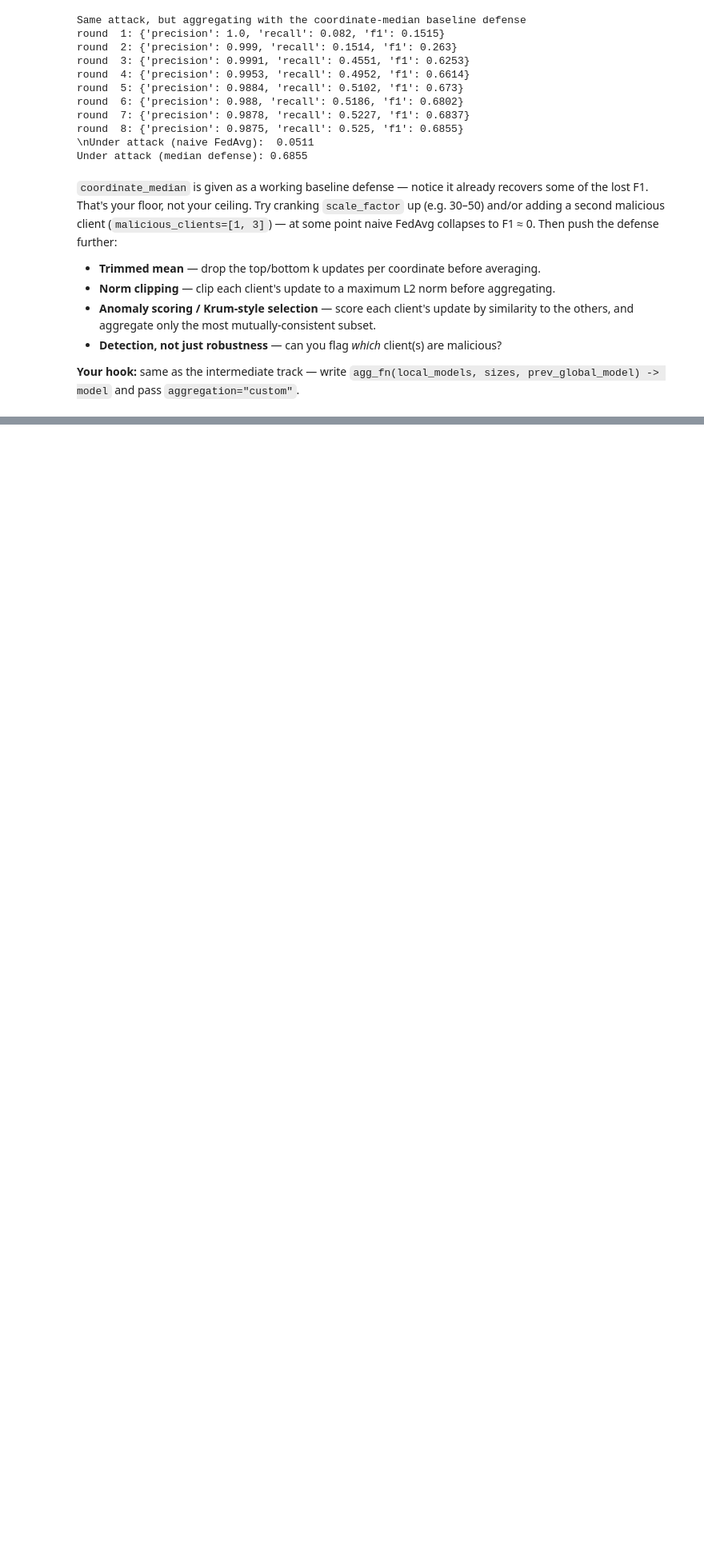
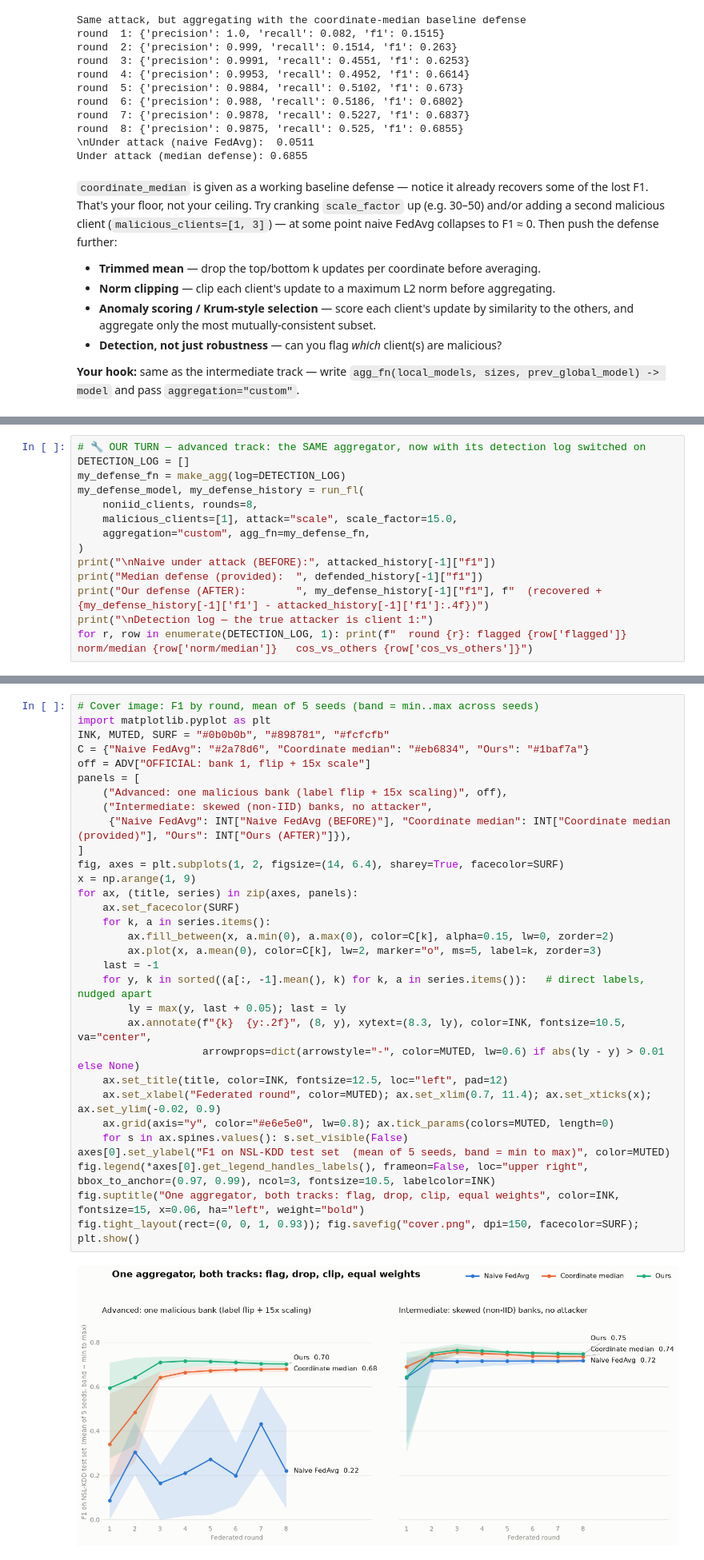
Before and after one commit to Ackahkelvin45/hackathon, a Jupyter notebook: 02_Intermediate_Advanced_Day2.ipynb, the cells around one changed output, grey strips where cells are left out. Shown at 80% size. Cells and saved outputs as stored; diff of their text form; blank space fills up the shorter version.

```diff
--- a/02_Intermediate_Advanced_Day2.ipynb
+++ b/02_Intermediate_Advanced_Day2.ipynb
@@ -591,0 +567,14 @@ fig.tight_layout(rect=(0, 0, 1, 0.94)); fig.savefig("cover.png", dpi=150, faceco
+# %%
+# 🔧 OUR TURN — advanced track: the SAME aggregator, now with its detection log switched on
+DETECTION_LOG = []
+my_defense_fn = make_agg(log=DETECTION_LOG)
+my_defense_model, my_defense_history = run_fl(
+    noniid_clients, rounds=8,
+    malicious_clients=[1], attack="scale", scale_factor=15.0,
+    aggregation="custom", agg_fn=my_defense_fn,
+)
+print("\nNaive under attack (BEFORE):", attacked_history[-1]["f1"])
+print("Median defense (provided):  ", defended_history[-1]["f1"])
+print("Our defense (AFTER):        ", my_defense_history[-1]["f1"], f"  (recovered +{my_defense_history[-1]['f1'] - attacked_history[-1]['f1']:.4f})")
+print("\nDetection log — the true attacker is client 1:")
+for r, row in enumerate(DETECTION_LOG, 1): print(f"  round {r}: flagged {row['flagged']}   norm/median {row['norm/median']}   cos_vs_others {row['cos_vs_others']}")
@@ -591,0 +658,33 @@ fig.tight_layout(rect=(0, 0, 1, 0.94)); fig.savefig("cover.png", dpi=150, faceco
+# %%
+# Cover image: F1 by round, mean of 5 seeds (band = min..max across seeds)
+import matplotlib.pyplot as plt
+INK, MUTED, SURF = "#0b0b0b", "#898781", "#fcfcfb"
+C = {"Naive FedAvg": "#2a78d6", "Coordinate median": "#eb6834", "Ours": "#1baf7a"}
+off = ADV["OFFICIAL: bank 1, flip + 15x scale"]
+panels = [
+    ("Advanced: one malicious bank (label flip + 15x scaling)", off),
+    ("Intermediate: skewed (non-IID) banks, no attacker",
+     {"Naive FedAvg": INT["Naive FedAvg (BEFORE)"], "Coordinate median": INT["Coordinate median (provided)"], "Ours": INT["Ours (AFTER)"]}),
+]
+fig, axes = plt.subplots(1, 2, figsize=(14, 6.4), sharey=True, facecolor=SURF)
+x = np.arange(1, 9)
+for ax, (title, series) in zip(axes, panels):
+    ax.set_facecolor(SURF)
+    for k, a in series.items():
+        ax.fill_between(x, a.min(0), a.max(0), color=C[k], alpha=0.15, lw=0, zorder=2)
+        ax.plot(x, a.mean(0), color=C[k], lw=2, marker="o", ms=5, label=k, zorder=3)
+    last = -1
+    for y, k in sorted((a[:, -1].mean(), k) for k, a in series.items()):   # direct labels, nudged apart
+        ly = max(y, last + 0.05); last = ly
+        ax.annotate(f"{k}  {y:.2f}", (8, y), xytext=(8.3, ly), color=INK, fontsize=10.5, va="center",
+                    arrowprops=dict(arrowstyle="-", color=MUTED, lw=0.6) if abs(ly - y) > 0.01 else None)
+    ax.set_title(title, color=INK, fontsize=12.5, loc="left", pad=12)
+    ax.set_xlabel("Federated round", color=MUTED); ax.set_xlim(0.7, 11.4); ax.set_xticks(x); ax.set_ylim(-0.02, 0.9)
+    ax.grid(axis="y", color="#e6e5e0", lw=0.8); ax.tick_params(colors=MUTED, length=0)
+    for s in ax.spines.values(): s.set_visible(False)
+axes[0].set_ylabel("F1 on NSL-KDD test set  (mean of 5 seeds, band = min to max)", color=MUTED)
+fig.legend(*axes[0].get_legend_handles_labels(), frameon=False, loc="upper right", bbox_to_anchor=(0.97, 0.99), ncol=3, fontsize=10.5, labelcolor=INK)
+fig.suptitle("One aggregator, both tracks: flag, drop, clip, equal weights", color=INK, fontsize=15, x=0.06, ha="left", weight="bold")
+fig.tight_layout(rect=(0, 0, 1, 0.93)); fig.savefig("cover.png", dpi=150, facecolor=SURF); plt.show()
+# %% [output]
+[figure, added]
```
Also changed, not shown: parts of 20 cells of this notebook, 22 other files.
